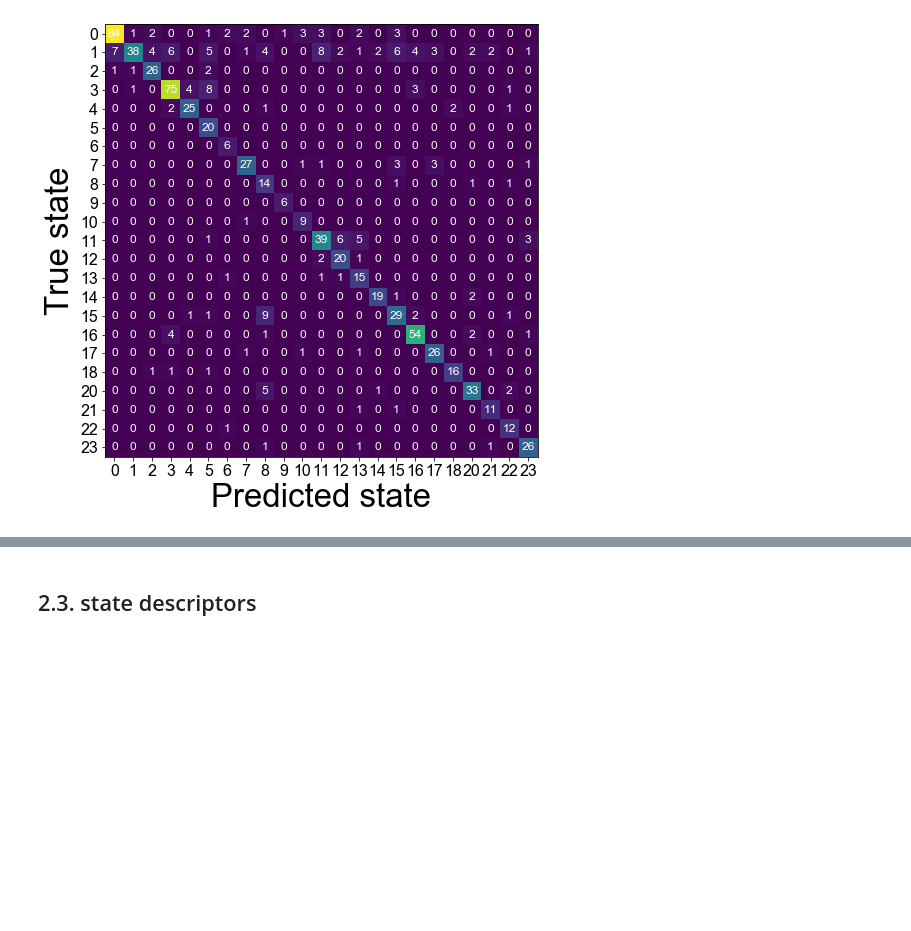
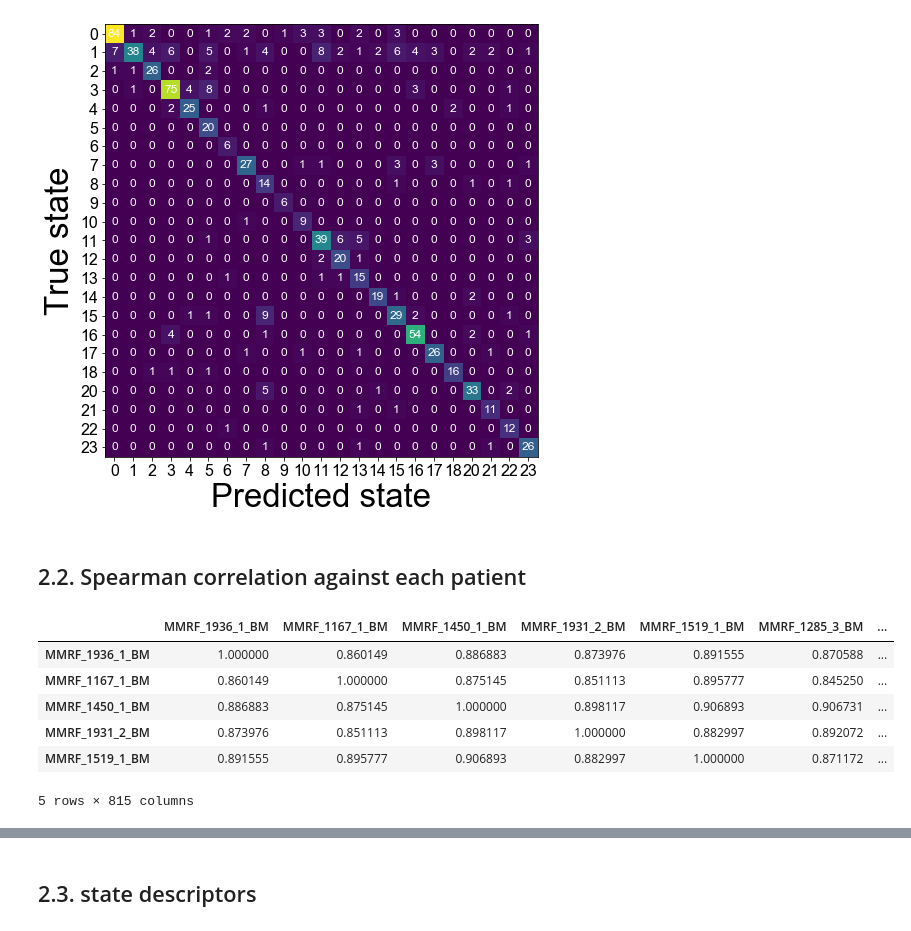
Before and after one commit to adelomana/PSL, a Jupyter notebook: MM/mapper/patient mapper.ipynb, the cells around one changed output, grey strips where cells are left out. Saved outputs shown, nothing was run; the diff lists cells and outputs as text; code cells hidden in the pictures; blank space fills up the shorter version.

```diff
--- a/MM/mapper/patient mapper.ipynb
+++ b/MM/mapper/patient mapper.ipynb
@@ -301,3 +301,19 @@ matplotlib.pyplot.yticks(numpy.arange(len(state_labels)),state_labels,fontsize=1
 matplotlib.pyplot.tight_layout()
 # %% [output]
 [figure]
+# %% [markdown]
+## 2.2. Spearman correlation against each patient
+# %%
+# predict patient labels based on best matching patient's label
+
+# first, compute all pair-wise correlations
+all_pairwise=ranks.corr()
+all_pairwise.head()
+# %% [output]
+|  | MMRF_1936_1_BM | MMRF_1167_1_BM | MMRF_1450_1_BM | MMRF_1931_2_BM | MMRF_1519_1_BM | MMRF_1285_3_BM | ... |
+| MMRF_1936_1_BM | 1.000000 | 0.860149 | 0.886883 | 0.873976 | 0.891555 | 0.870588 | ... |
+| MMRF_1167_1_BM | 0.860149 | 1.000000 | 0.875145 | 0.851113 | 0.895777 | 0.845250 | ... |
+| MMRF_1450_1_BM | 0.886883 | 0.875145 | 1.000000 | 0.898117 | 0.906893 | 0.906731 | ... |
+| MMRF_1931_2_BM | 0.873976 | 0.851113 | 0.898117 | 1.000000 | 0.882997 | 0.892072 | ... |
+| MMRF_1519_1_BM | 0.891555 | 0.895777 | 0.906893 | 0.882997 | 1.000000 | 0.871172 | ... |
+5 rows × 815 columns
```
Also changed, not shown: parts of 19 cells of this notebook.
